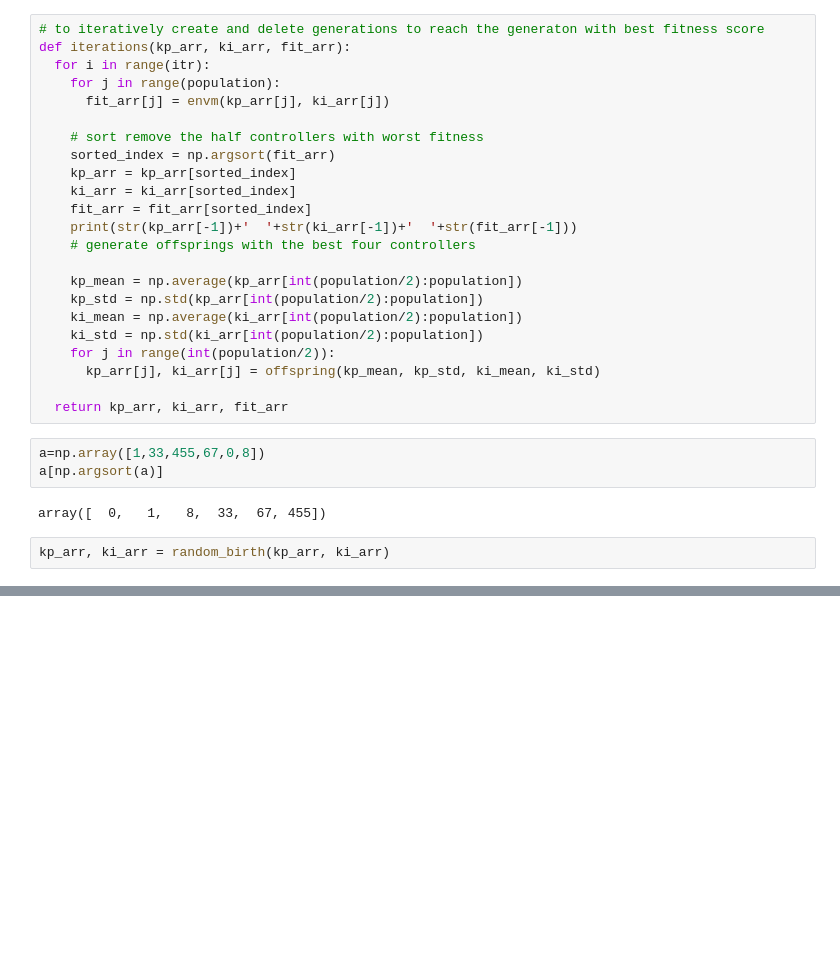
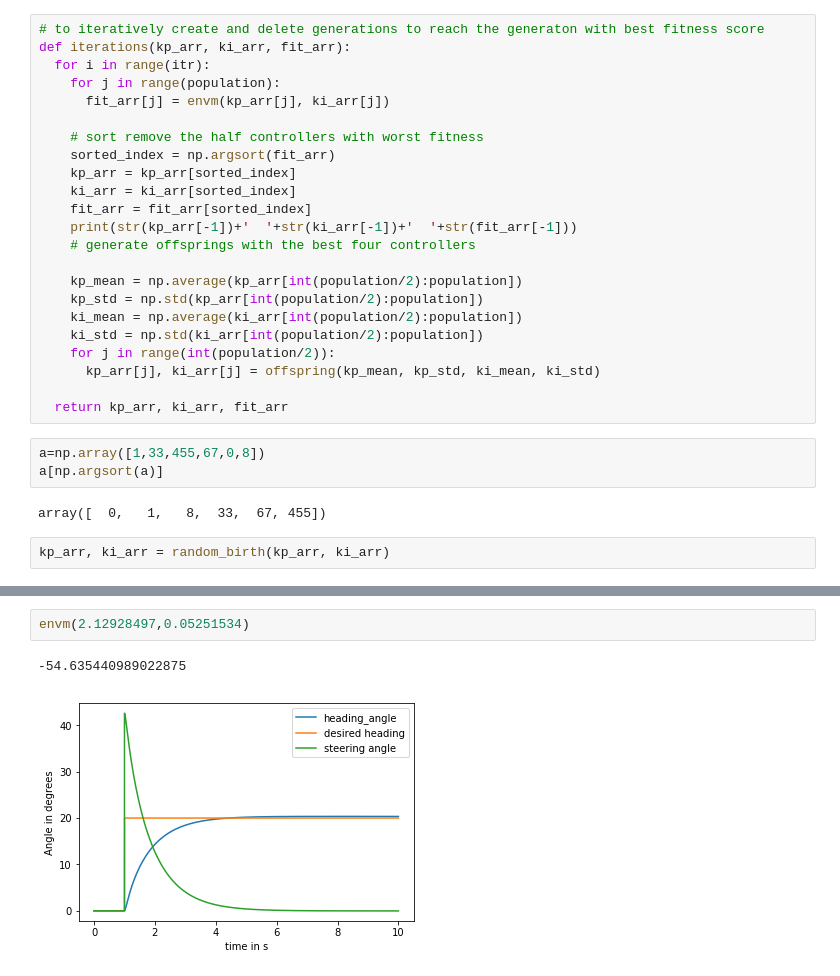
Before and after one commit to murtazav/Model_predictive_control, a Jupyter notebook: Parameter_finder_GA.ipynb, the cells around one changed output, grey strips where cells are left out. Drawn from its saved outputs; the diff is of its cells as text; blank space fills up the shorter version.

```diff
--- a/Parameter_finder_GA.ipynb
+++ b/Parameter_finder_GA.ipynb
@@ -167 +172,6 @@ iterations(kp_arr, ki_arr, fit_arr)
+# %%
+envm(2.12928497,0.05251534)
+# %% [output]
+-54.635440989022875
+[figure, added]
 # %%
```
Also changed, not shown: parts of 7 cells of this notebook.
